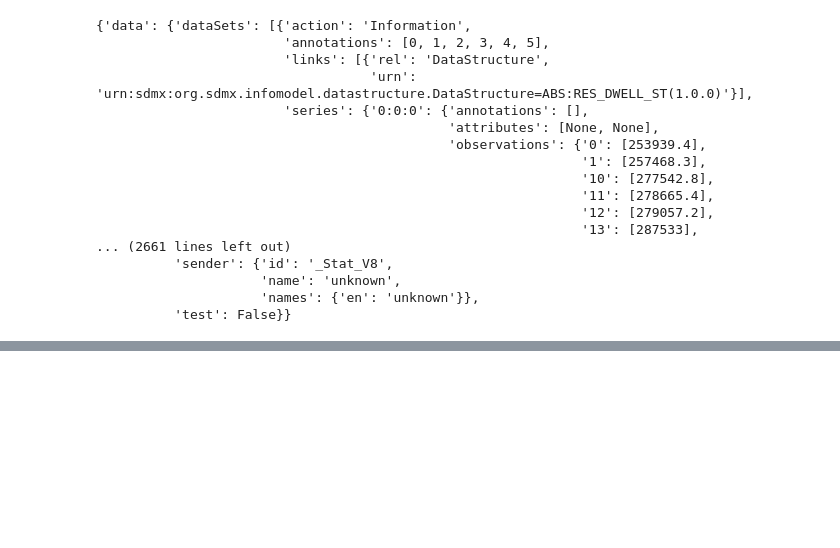
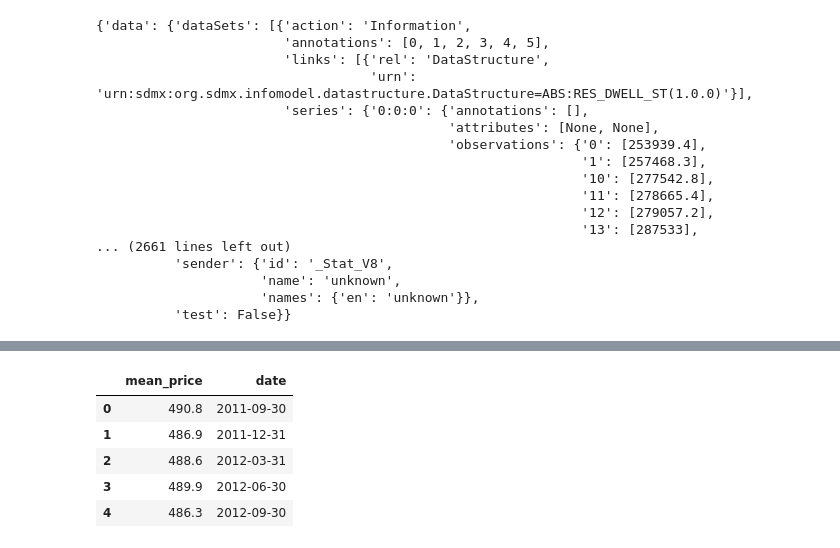
Before and after one commit to Frankr22/Interest-Rate-and-Housing-Market-Interactive-Data-Visualization, a Jupyter notebook: ETL/jupyterNotebooks/ABS_API.ipynb, the cells around one changed output, grey strips where cells are left out. Drawn from its saved outputs; the diff is of its cells as text; code cells hidden in the pictures; blank space fills up the shorter version.

```diff
--- a/ETL/jupyterNotebooks/ABS_API.ipynb
+++ b/ETL/jupyterNotebooks/ABS_API.ipynb
@@ -88 +73,21 @@ aus_df.head()
+# %%
+# Create a PeriodIndex for the time period with a frequency of 'Q' for quarters
+time_period = pd.date_range(start='2011-07-01', periods=45, freq='Q')
+
+# Convert the date to YYYY-MM-DD format
+time_period = time_period.strftime('%Y-%m-%d')
+
+# Add the date column to the DataFrame
+aus_df['date'] = time_period
+
+# Rename the columns
+aus_df = aus_df.rename(columns={'mean price of residential dwelling': 'mean_price'})
+aus_df.head()
+# %% [output]
+|  | mean_price | date |
+| 0 | 490.8 | 2011-09-30 |
+| 1 | 486.9 | 2011-12-31 |
+| 2 | 488.6 | 2012-03-31 |
+| 3 | 489.9 | 2012-06-30 |
+| 4 | 486.3 | 2012-09-30 |
 # %%
```
Also changed, not shown: parts of 5 cells of this notebook, 7 other files.
